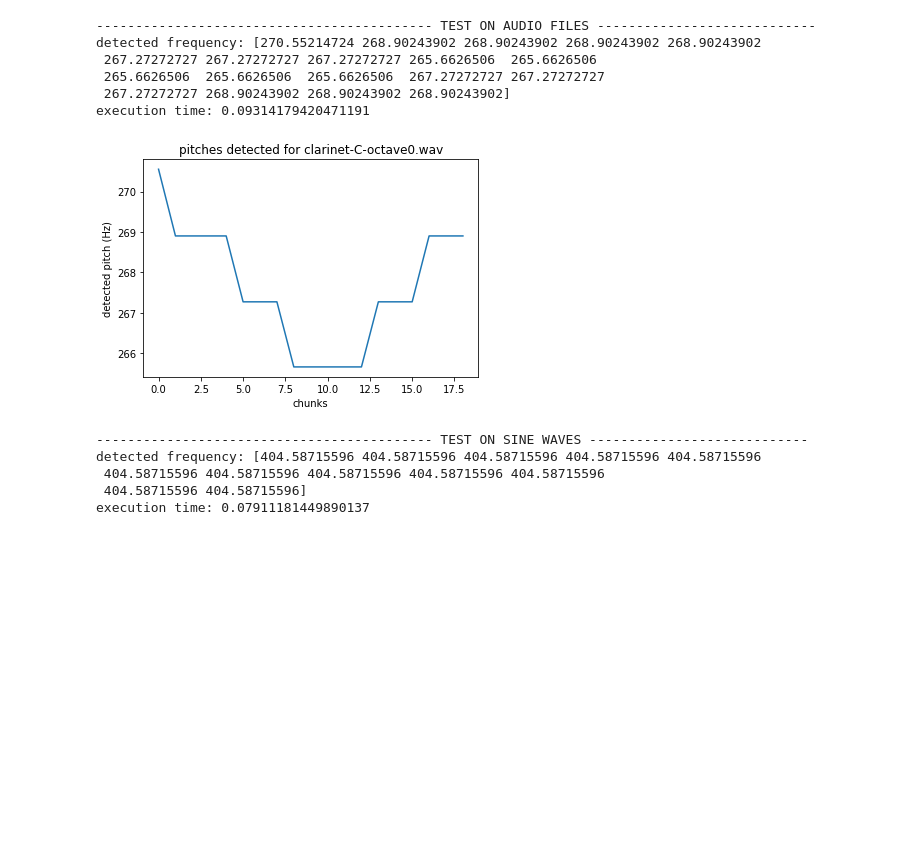
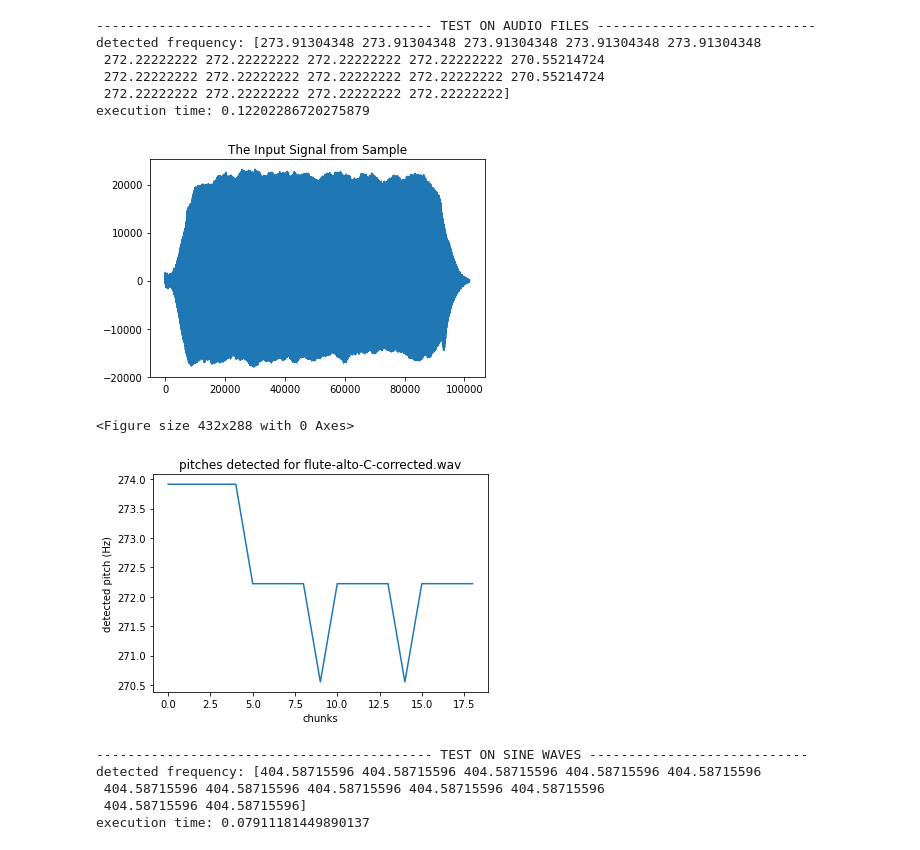
Before and after one commit to vincent-chenzhun-huang/yin-algorithm, a Jupyter notebook: yin.ipynb, the cells around one changed output. Saved outputs shown, nothing was run; the diff lists cells and outputs as text; code cells hidden in the pictures; blank space fills up the shorter version.

```diff
--- a/yin.ipynb
+++ b/yin.ipynb
@@ -40,7 +40,7 @@ def diff(x: np.array,
         start_j_t = x[start + 1 + t: start + w + 1 + t]
         # for j in range(1, w + 1):
         #     df += (x[start + j] - x[start + j + t]) ** 2
-        df = ((start_j - start_j_t) ** 2).sum()
+        df = ((start_j - start_j_t) ** 2).sum(dtype=np.int64)
         difference[t] = df
 
     return np.array(difference, dtype=np.float64)
@@ -268,27 +268,34 @@ def calculate_num_blocks(x: np.array, divider: int):
 # %%
 # %%
 # test on flute sound
-filename = 'clarinet-C-octave0.wav'
+filename = 'flute-alto-C-corrected.wav'
 fs, data = read(f'audio/{filename}')
+plt.figure(1)
+plt.plot(data)
+plt.title(
+    f'The Input Signal from Sample')
+plt.figure(2)
 start_time = time.time()
 detected_freqs = sequential_processing(data[4410:88200], 300, 4410)
 end_time = time.time()
 print(f'------------------------------------------- TEST ON AUDIO FILES ----------------------------')
 print(f'detected frequency: {detected_freqs}')
-plt.figure(1)
+plt.figure(3)
 plt.xlabel('chunks')
 plt.ylabel('detected pitch (Hz)')
 plt.title(f'pitches detected for {filename}')
 plt.plot(detected_freqs)
 print(f'execution time: {end_time - start_time}')
 # %% [output]
 ------------------------------------------- TEST ON AUDIO FILES ----------------------------
-detected frequency: [270.55214724 268.90243902 268.90243902 268.90243902 268.90243902
- 267.27272727 267.27272727 267.27272727 265.6626506  265.6626506
- 265.6626506  265.6626506  265.6626506  267.27272727 267.27272727
- 267.27272727 268.90243902 268.90243902 268.90243902]
-execution time: 0.09314179420471191
+detected frequency: [273.91304348 273.91304348 273.91304348 273.91304348 273.91304348
+ 272.22222222 272.22222222 272.22222222 272.22222222 270.55214724
+ 272.22222222 272.22222222 272.22222222 272.22222222 270.55214724
+ 272.22222222 272.22222222 272.22222222 272.22222222]
+execution time: 0.12202286720275879
-[figure, old version]
+[figure, new version]
+<Figure size 432x288 with 0 Axes>
+[figure, added]
 # %%
 # %%
 
```
Also changed, not shown: parts of 1 cell of this notebook.
